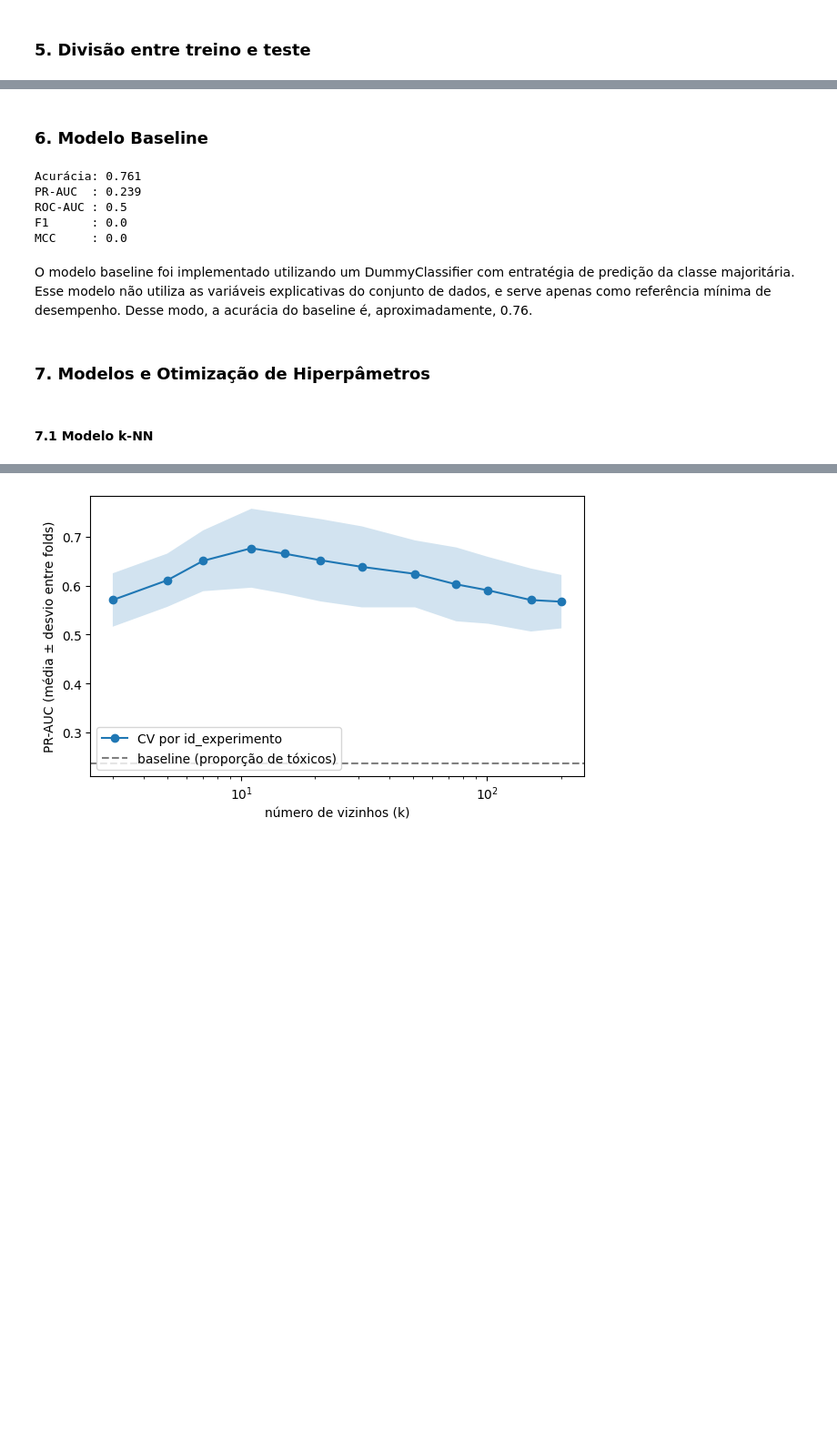
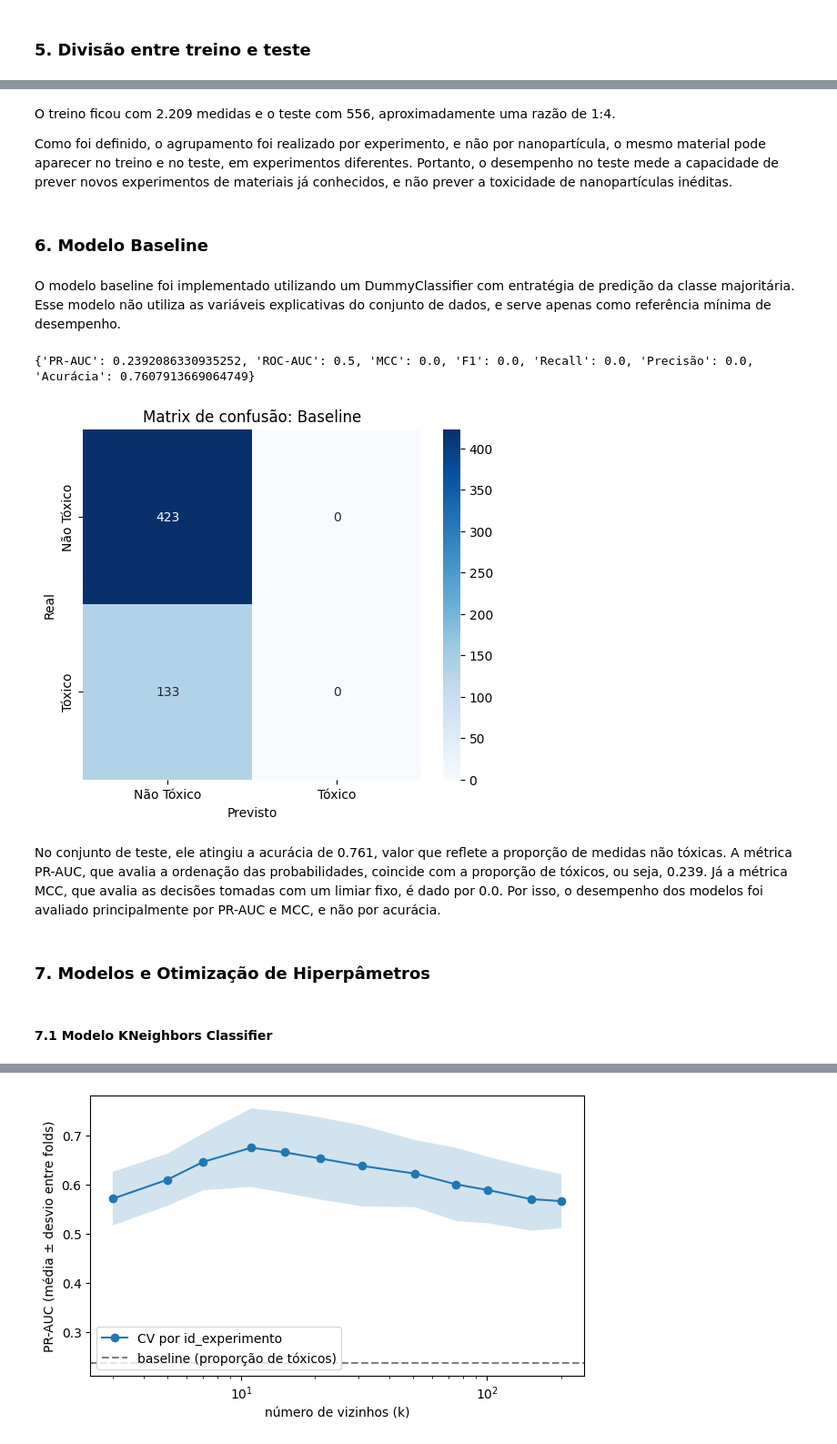
Before and after one commit to mbuenocavalcanti/Trabalho_final_de_machine_learning, a Jupyter notebook: projetofinal_ml.ipynb, the cells around one changed output, grey strips where cells are left out. Shown at 91% size. Cells and saved outputs as stored; diff of their text form; code cells hidden in the pictures; blank space fills up the shorter version.

```diff
--- a/projetofinal_ml.ipynb
+++ b/projetofinal_ml.ipynb
@@ -735,12 +756,12 @@ A partir da secção 3.6, foi possível observar que, essencialmente, só existe
 SEMENTE_ALEATORIA = 60
 
 divisao = StratifiedGroupKFold(n_splits=5, shuffle=True, random_state=SEMENTE_ALEATORIA)
-indices_treino, indices_teste = next(divisao.split(dados_literatura[NOVOSATRIBUTOS], dados_literatura['target'], groups=dados_literatura["id_experimento"]))
+indices_treino, indices_teste = next(divisao.split(dados_literatura[ATRIBUTOS], dados_literatura['target'], groups=dados_literatura["id_experimento"]))
 
 dados_literatura_treino, dados_literatura_teste = dados_literatura.iloc[indices_treino], dados_literatura.iloc[indices_teste]
 
-X_treino, Y_treino = dados_literatura_treino[NOVOSATRIBUTOS], dados_literatura_treino['target']
-X_teste, Y_teste = dados_literatura_teste[NOVOSATRIBUTOS], dados_literatura_teste['target']
+X_treino, Y_treino = dados_literatura_treino[ATRIBUTOS], dados_literatura_treino['target']
+X_teste, Y_teste = dados_literatura_teste[ATRIBUTOS], dados_literatura_teste['target']
 g_treino = dados_literatura_treino[["id_experimento", "nanoparticula"]]
 g_teste = dados_literatura_teste[["id_experimento", "nanoparticula"]]
 # %%
@@ -768,26 +775,43 @@ Name: count, Length: 126, dtype: int64
+# %% [markdown]
+O treino ficou com 2.209 medidas e o teste com 556, aproximadamente uma razão de 1:4.
+
+Como foi definido, o agrupamento foi realizado por experimento, e não por nanopartícula, o mesmo material pode aparecer no treino e no teste, em experimentos diferentes. Portanto, o desempenho no teste mede a capacidade de prever novos experimentos de materiais já conhecidos, e não prever a toxicidade de nanopartículas inéditas.
 # %% [markdown]
 ### 6. Modelo Baseline
+# %% [markdown]
+O modelo baseline foi implementado utilizando um DummyClassifier com entratégia de predição da classe majoritária. Esse modelo não utiliza as variáveis explicativas do conjunto de dados, e serve apenas como referência mínima de desempenho.
 # %%
 baseline = DummyClassifier(strategy="prior")
 baseline.fit(X_treino, Y_treino)
 
-proba = baseline.predict_proba(X_teste)[:, 1]    # constante = proporção de tóxicos no treino
-pred = baseline.predict(X_teste)                 # sempre a classe majoritária
+proba_baseline = baseline.predict_proba(X_teste)[:, 1]    # constante = proporção de tóxicos no treino
+y_pred_baseline = baseline.predict(X_teste)      # sempre a classe majoritária
 
-print("Acurácia:", round(accuracy_score(Y_teste, pred), 3))
-print("PR-AUC  :", round(average_precision_score(Y_teste, proba), 3))
-print("ROC-AUC :", round(roc_auc_score(Y_teste, proba), 3))   # sempre 0,5
-print("F1      :", round(f1_score(Y_teste, pred, zero_division=0), 3))
-print("MCC     :", round(matthews_corrcoef(Y_teste, pred), 3))   # sempre 0
+
+metricas_baseline = calcular_metricas(Y_teste, proba_baseline, y_pred_baseline)
+print(metricas_baseline)
 # %% [output]
-Acurácia: 0.761
-PR-AUC  : 0.239
-ROC-AUC : 0.5
-F1      : 0.0
-MCC     : 0.0
+{'PR-AUC': 0.2392086330935252, 'ROC-AUC': 0.5, 'MCC': 0.0, 'F1': 0.0, 'Recall': 0.0, 'Precisão': 0.0, 'Acurácia': 0.7607913669064749}
-# %% [markdown]
-O modelo baseline foi implementado utilizando um DummyClassifier com entratégia de predição da classe majoritária. Esse modelo não utiliza as variáveis explicativas do conjunto de dados, e serve apenas como referência mínima de desempenho. Desse modo, a acurácia do baseline é, aproximadamente, 0.76.
+# %%
+y_verdadeiro = Y_teste
+y_previsao = baseline.predict(X_teste)
+
+cm_baseline = confusion_matrix(Y_teste, y_pred_baseline)
+
+plt.figure(figsize=(6, 5))
+
+sns.heatmap(cm_baseline, annot=True, fmt='d', cmap='Blues',
+            xticklabels=['Não Tóxico', 'Tóxico'],
+            yticklabels=['Não Tóxico', 'Tóxico'])
+plt.title('Matrix de confusão: Baseline')
+plt.xlabel('Previsto')
+plt.ylabel('Real')
+plt.show()
+# %% [output]
+[figure, added]
+# %% [markdown]
+No conjunto de teste, ele atingiu a acurácia de 0.761, valor que reflete a proporção de medidas não tóxicas. A métrica PR-AUC, que avalia a ordenação das probabilidades, coincide com a proporção de tóxicos, ou seja, 0.239. Já a métrica MCC, que avalia as decisões tomadas com um limiar fixo, é dado por 0.0. Por isso, o desempenho dos modelos foi avaliado principalmente por PR-AUC e MCC, e não por acurácia.
 # %% [markdown]
 ### 7. Modelos e Otimização de Hiperpâmetros
 # %% [markdown]
-#### 7.1 Modelo k-NN
+#### 7.1 Modelo KNeighbors Classifier
```
Also changed, not shown: parts of 122 cells of this notebook.
